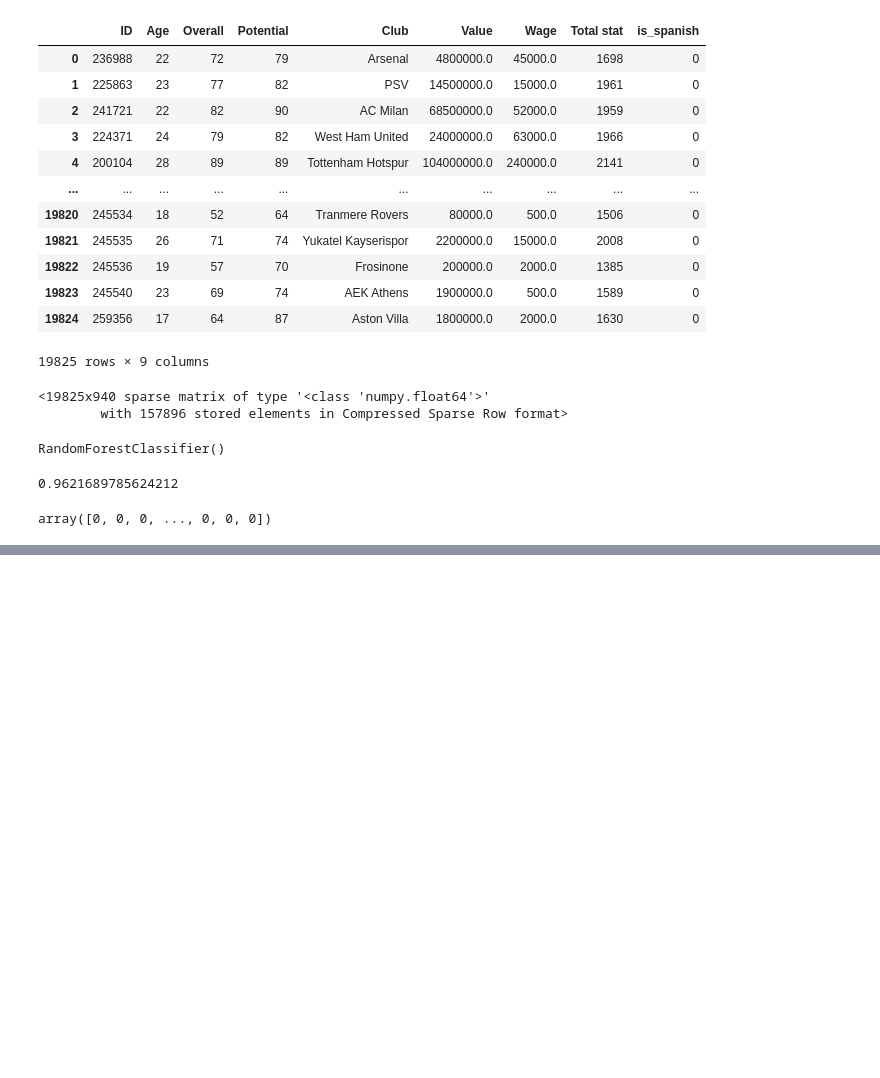
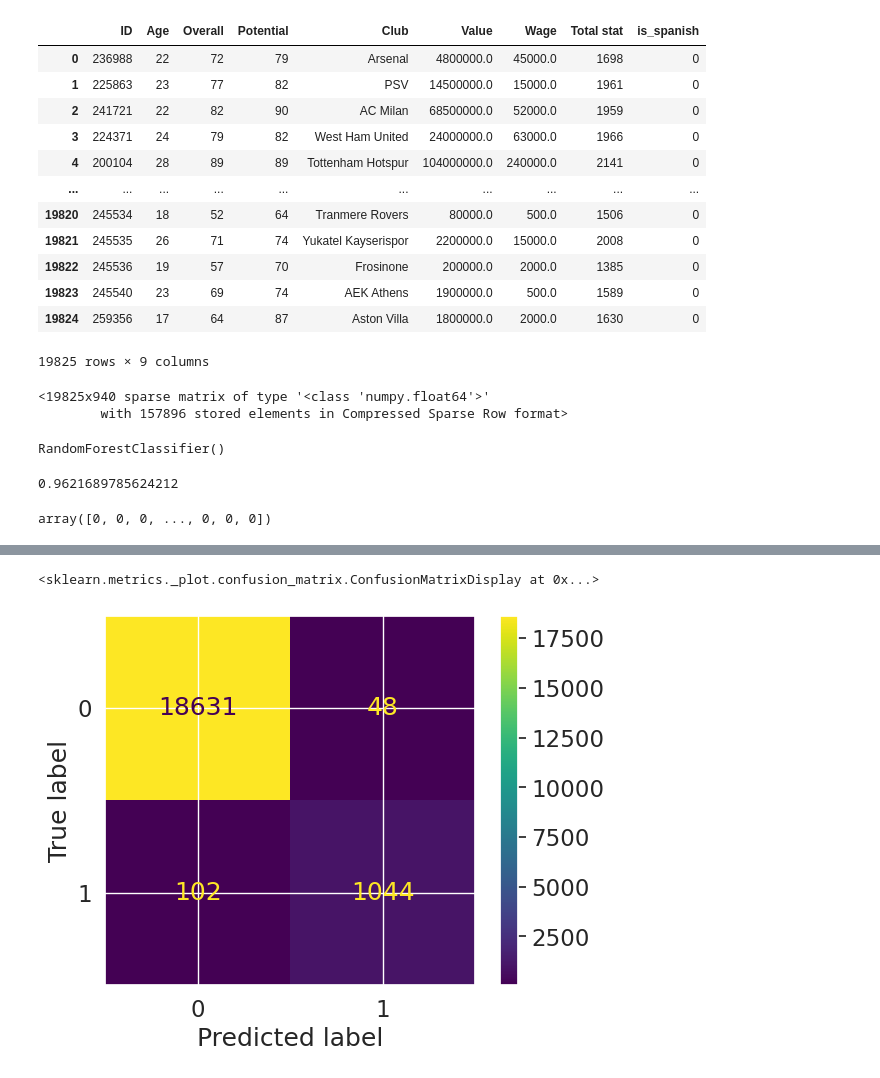
Before and after one commit to Manuelsierra95/data-science, a Jupyter notebook: RandomForestClassifier.ipynb, the cells around one changed output, grey strips where cells are left out. Saved outputs shown, nothing was run; the diff lists cells and outputs as text; code cells hidden in the pictures; blank space fills up the shorter version.

```diff
--- a/RandomForestClassifier.ipynb
+++ b/RandomForestClassifier.ipynb
@@ -183,0 +218,9 @@ train_rec_micro --> 0.9997817784402336
+# %%
+from sklearn.metrics import ConfusionMatrixDisplay
+
+ConfusionMatrixDisplay.from_estimator(estimator=model, X=transformed_X, y=y)
+# Confusion matrix (tiene mas data que y_pred, ya que se le vuelve a pasar toda la data (X, y)
+# y hace la medicion sobre todo, por eso es from_estimator)
+# %% [output]
+<sklearn.metrics._plot.confusion_matrix.ConfusionMatrixDisplay at 0x...>
+[figure, added]
```
Also changed, not shown: parts of 8 cells of this notebook, 1 other file.
